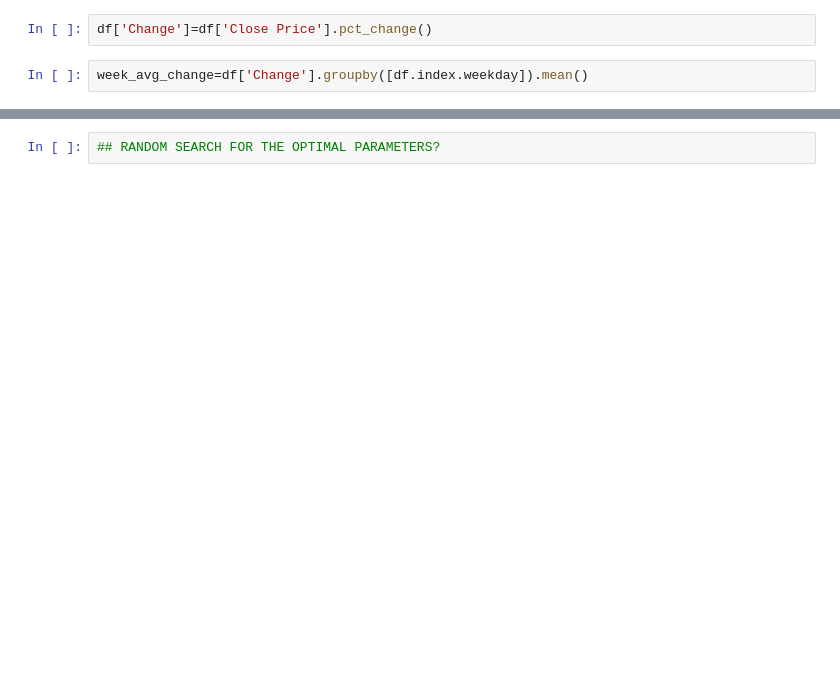
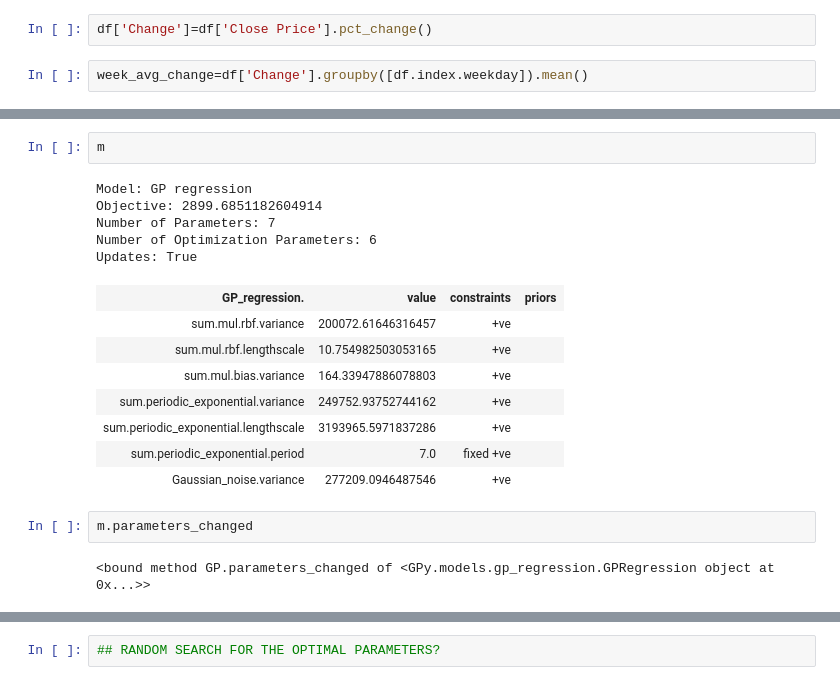
Before and after one commit to Tinkaa/Bitcoin_prediction, a Jupyter notebook: bitcoin_analysis.ipynb, the cells around one changed output, grey strips where cells are left out. Saved outputs shown, nothing was run; the diff lists cells and outputs as text; blank space fills up the shorter version.

```diff
--- a/bitcoin_analysis.ipynb
+++ b/bitcoin_analysis.ipynb
@@ -138,3 +170,23 @@ Updates: True
 | Gaussian_noise.variance | 277209.0946487546 | +ve |  |
 (array([[-0.00051165]]), array([[33157038.66300759]]))
 [figure]
+# %%
+m
+# %% [output]
+Model: GP regression
+Objective: 2899.6851182604914
+Number of Parameters: 7
+Number of Optimization Parameters: 6
+Updates: True
+| GP_regression. | value | constraints | priors |
+| sum.mul.rbf.variance | 200072.61646316457 | +ve |  |
+| sum.mul.rbf.lengthscale | 10.754982503053165 | +ve |  |
+| sum.mul.bias.variance | 164.33947886078803 | +ve |  |
+| sum.periodic_exponential.variance | 249752.93752744162 | +ve |  |
+| sum.periodic_exponential.lengthscale | 3193965.5971837286 | +ve |  |
+| sum.periodic_exponential.period | 7.0 | fixed +ve |  |
+| Gaussian_noise.variance | 277209.0946487546 | +ve |  |
+# %%
+m.parameters_changed
+# %% [output]
+<bound method GP.parameters_changed of <GPy.models.gp_regression.GPRegression object at 0x...>>
```
Also changed, not shown: parts of 18 cells of this notebook.
